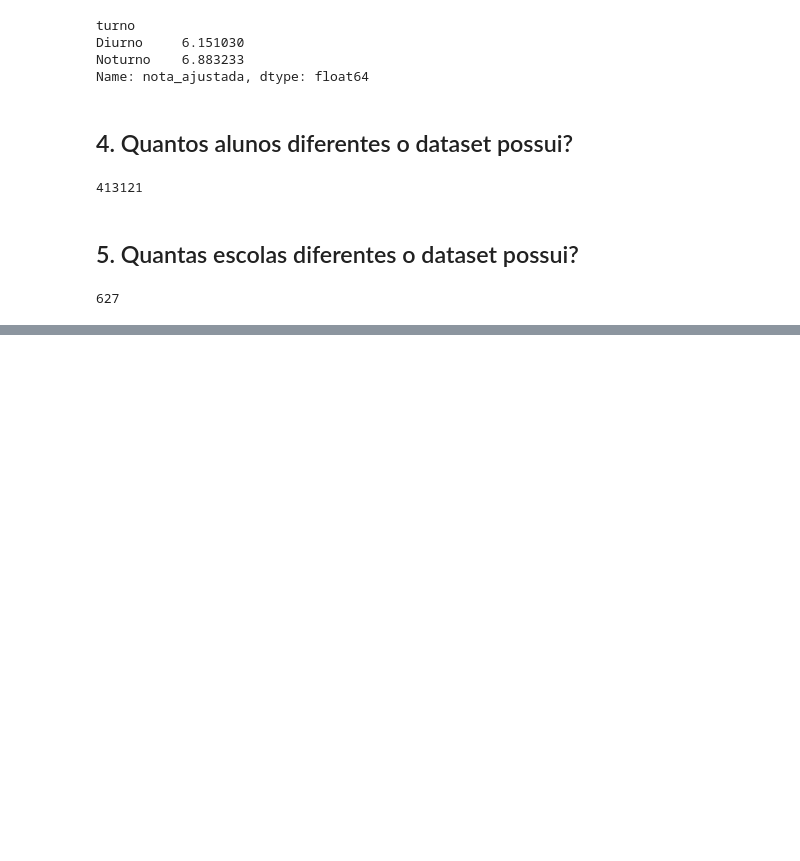
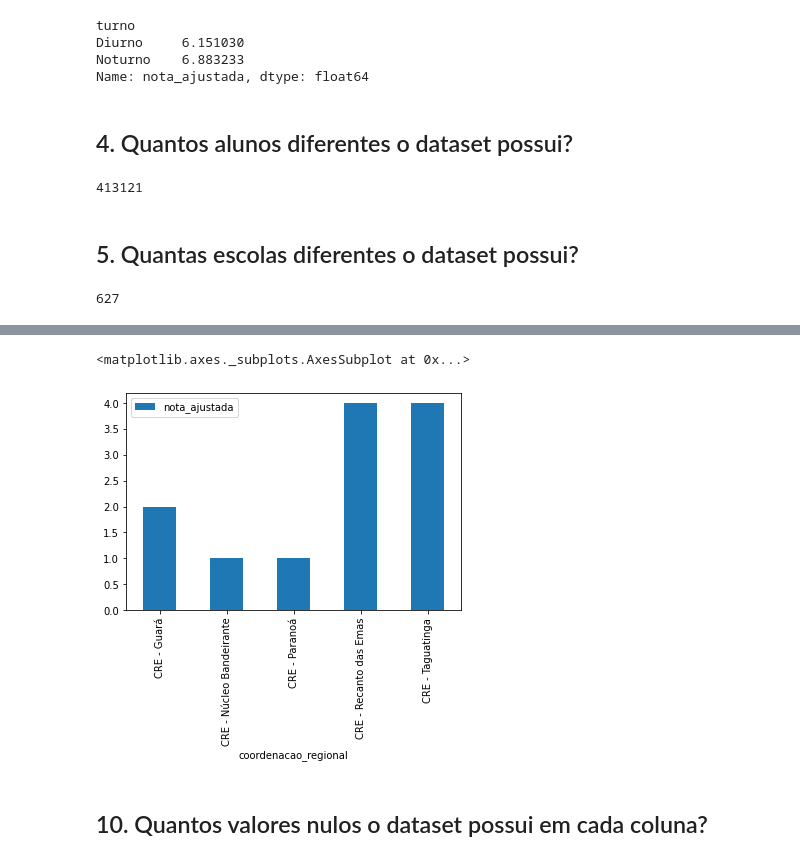
Before and after one commit to gizattos/Trabalho-Dados-Abertos-Desempenho-Escolar, a Jupyter notebook: trabalho01_Giovanni_Riccardi_Lourenzatto.ipynb, the cells around one changed output, grey strips where cells are left out. Drawn from its saved outputs; the diff is of its cells as text; code cells hidden in the pictures; blank space fills up the shorter version.

```diff
--- a/trabalho01_Giovanni_Riccardi_Lourenzatto.ipynb
+++ b/trabalho01_Giovanni_Riccardi_Lourenzatto.ipynb
@@ -189,0 +269,8 @@ dff.cod_escola.nunique()
+# %%
+dff9 = dff[(dff["bimestre"] == "resultado final") & (dff["serie"] == "3ª Série") & (dff["disciplina"] == "Matemática") & (dff["nota_ajustada"] == 10 )]
+dff9[['nota_ajustada','coordenacao_regional']].groupby(['coordenacao_regional']).count().plot(kind='bar')
+# %% [output]
+<matplotlib.axes._subplots.AxesSubplot at 0x...>
+[figure, added]
+# %% [markdown]
+<h2>10. Quantos valores nulos o dataset possui em cada coluna?</h2>
```
Also changed, not shown: parts of 13 cells of this notebook.
